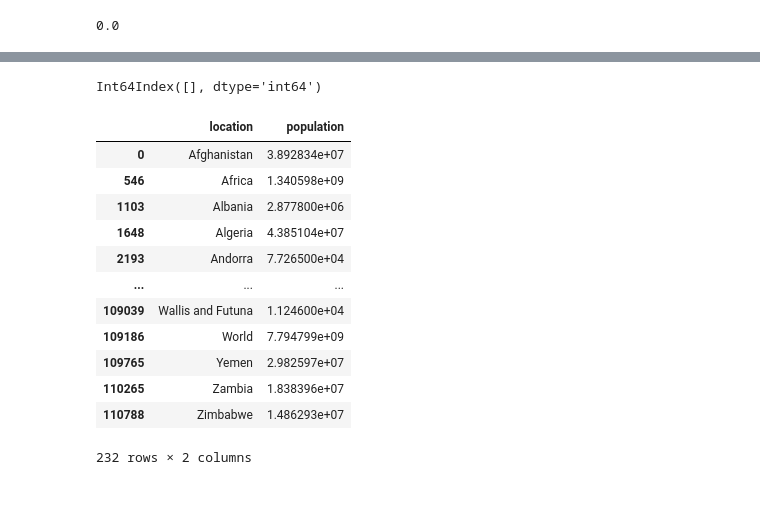
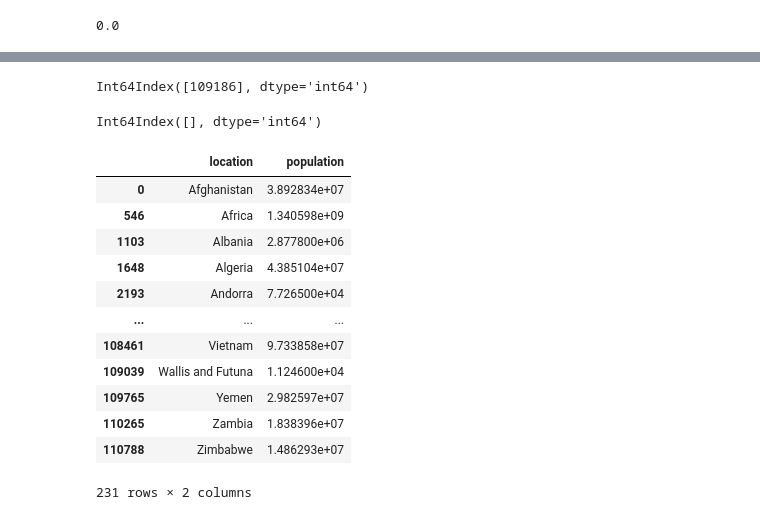
Before and after one commit to snkty8/Test_COVID_Project, a Jupyter notebook: ETL_COVID_dataset.ipynb, the cells around one changed output, grey strips where cells are left out. Cells and saved outputs as stored; diff of their text form; code cells hidden in the pictures.

Commit message:
world and international rows gone

```diff
--- a/ETL_COVID_dataset.ipynb
+++ b/ETL_COVID_dataset.ipynb
@@ -189,25 +177,31 @@ Int64Index([109186], dtype='int64')
-# %%
-i
-# %% [output]
-Int64Index([], dtype='int64')
+# %%
+w = Population[Population['location']=='World'].index
+w
+# %% [output]
+Int64Index([109186], dtype='int64')
+# %%
+i = Population[Population['location']=='International'].index
+i
+# %% [output]
+Int64Index([], dtype='int64')
 # %%
 test_1 = Population.drop(w)
 # %%
 test_2 = Population.drop(i)
 # %%
-Population = test_2
+Population = test_1
 Population
 # %% [output]
 |  | location | population |
 | 0 | Afghanistan | 3.892834e+07 |
 | 546 | Africa | 1.340598e+09 |
 | 1103 | Albania | 2.877800e+06 |
 | 1648 | Algeria | 4.385104e+07 |
 | 2193 | Andorra | 7.726500e+04 |
 | ... | ... | ... |
+| 108461 | Vietnam | 9.733858e+07 |
 | 109039 | Wallis and Futuna | 1.124600e+04 |
-| 109186 | World | 7.794799e+09 |
 | 109765 | Yemen | 2.982597e+07 |
 | 110265 | Zambia | 1.838396e+07 |
 | 110788 | Zimbabwe | 1.486293e+07 |
-232 rows × 2 columns
+231 rows × 2 columns
```
Also changed, not shown: parts of 2 cells of this notebook.
